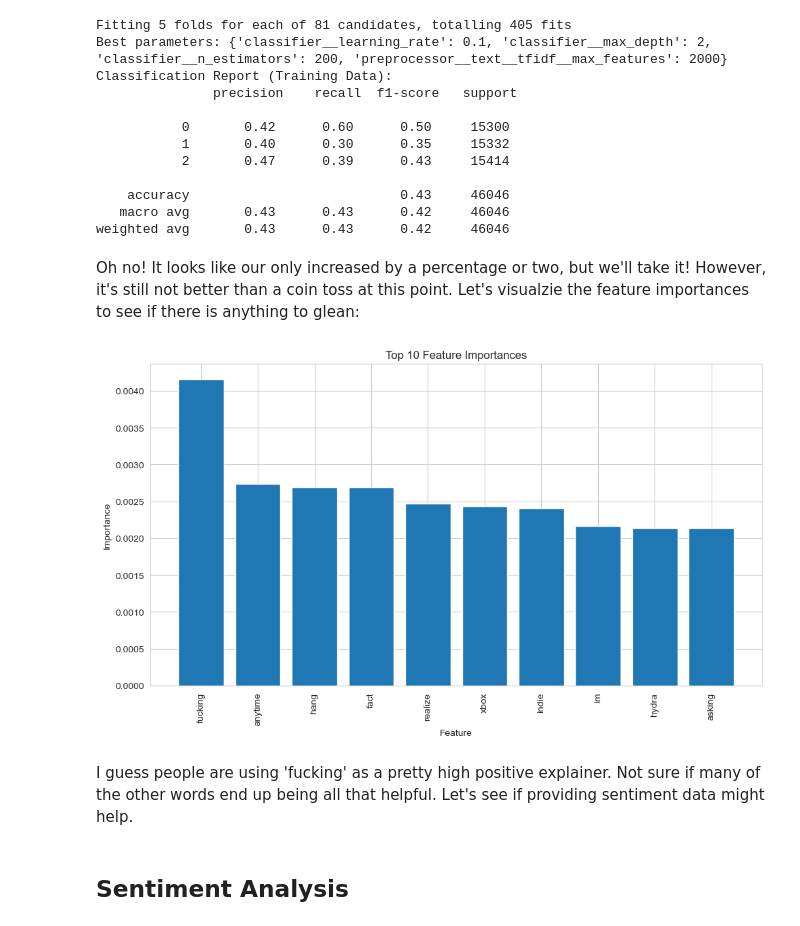
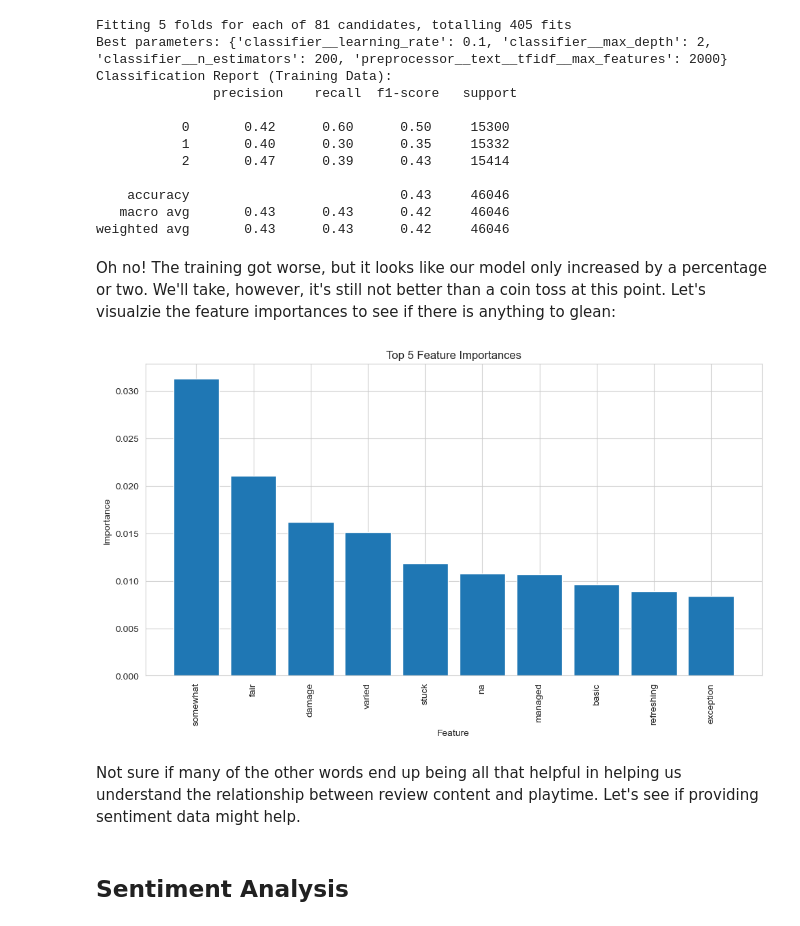
Before and after one commit to jbloewencolon/Steam-Game-Review-Sentiment-Analysis, a Jupyter notebook: Phase 4 Project - Game Sentiment Analyzer.ipynb, the cells around one changed output. Saved outputs shown, nothing was run; the diff lists cells and outputs as text; code cells hidden in the pictures.

```diff
--- a/Phase 4 Project - Game Sentiment Analyzer.ipynb
+++ b/Phase 4 Project - Game Sentiment Analyzer.ipynb
@@ -403,39 +403,36 @@ Classification Report (Training Data):
    macro avg       0.43      0.43      0.42     46046
 weighted avg       0.43      0.43      0.42     46046
 # %% [markdown]
-Oh no! It looks like our only increased by a percentage or two, but we'll take it! However, it's still not better than a coin toss at this point. Let's visualzie the feature importances to see if there is anything to glean:
+Oh no! The training got worse, but it looks like our model only increased by a percentage or two. We'll take, however, it's still not better than a coin toss at this point. Let's visualzie the feature importances to see if there is anything to glean:
 # %%
-import matplotlib.pyplot as plt
-import numpy as np
-
 # Access the feature importances from the XGBoost classifier
 feature_importances = xgb_clf.named_steps['classifier'].feature_importances_
 
 # Get the TfidfVectorizer instance
 tfidf_vectorizer = xgb_clf.named_steps['preprocessor'].transformers_[0][1]['tfidf']
 
 # Get the feature names from the TfidfVectorizer's vocabulary
 feature_names = np.array(list(tfidf_vectorizer.vocabulary_.keys()))
 
 # Create a sorted list of feature importances and feature names
 sorted_indices = np.argsort(feature_importances)[::-1]
-sorted_indices = sorted_indices[:10]  # Consider top 10 features
+sorted_indices = sorted_indices[:10]  # Consider top 5 features
 sorted_feature_importances = feature_importances[sorted_indices]
 sorted_feature_names = feature_names[sorted_indices]
 
 # Plot the feature importances
 plt.figure(figsize=(10, 6))
 plt.bar(range(len(sorted_feature_importances)), sorted_feature_importances, tick_label=sorted_feature_names)
 plt.xticks(rotation=90)
 plt.xlabel('Feature')
 plt.ylabel('Importance')
-plt.title('Top 10 Feature Importances')
+plt.title('Top 5 Feature Importances')
 plt.tight_layout()
 plt.show()
 # %% [output]
-[figure, old version]
+[figure, new version]
 # %% [markdown]
-I guess people are using 'fucking' as a pretty high positive explainer. Not sure if many of the other words end up being all that helpful. Let's see if providing sentiment data might help.
+Not sure if many of the other words end up being all that helpful in helping us understand the relationship between review content and playtime. Let's see if providing sentiment data might help.
 # %% [markdown]
 ## Sentiment Analysis
 # %% [markdown]
```
Also changed, not shown: parts of 2 cells of this notebook, 2 other files.
